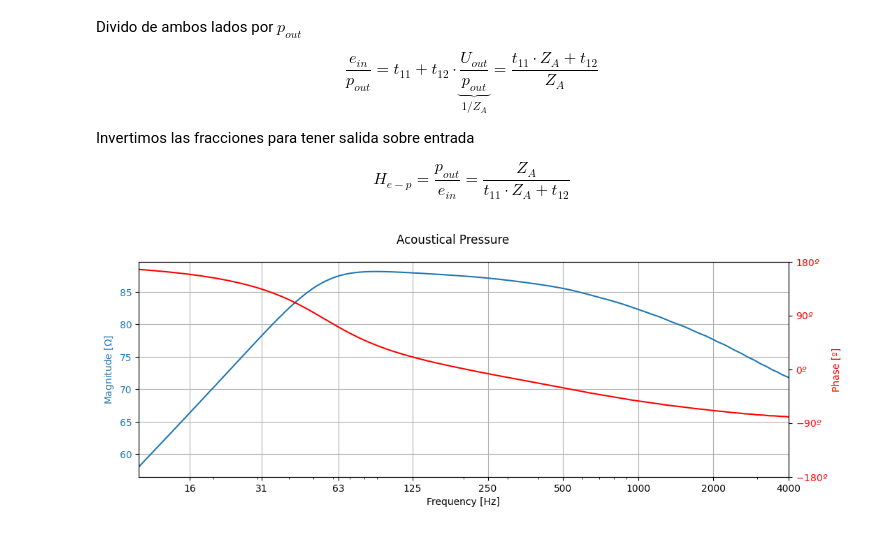
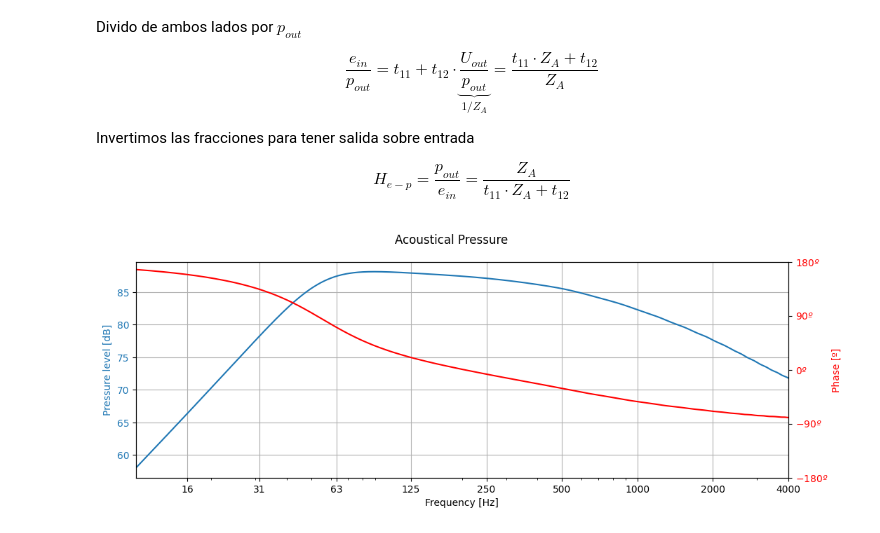
Before and after one commit to nahue-passano/loudspeaker-tmatrix, a Jupyter notebook: notebooks/introduction_to_transmission_matrices.ipynb, the cells around one changed output. Drawn from its saved outputs; the diff is of its cells as text; code cells hidden in the pictures.

```diff
--- a/notebooks/introduction_to_transmission_matrices.ipynb
+++ b/notebooks/introduction_to_transmission_matrices.ipynb
@@ -1193,25 +1190,25 @@ acoustical_pressure = electrical_input_voltage * voltage_pressure_transfer_funct
 # %%
 from matplotlib import pyplot as plt
 
 fig, ax1 = plt.subplots(figsize=(12,4))
 fig.suptitle("Acoustical Pressure")
 
 ax1.semilogx(freq_array, dB(np.abs(acoustical_pressure / reference_pressure)), label="Magnitude", color="C0")
 ax1.set_xlabel("Frequency [Hz]")
-ax1.set_ylabel(r"Magnitude [$\Omega$]", color="C0")
+ax1.set_ylabel(r"Pressure level [dB]", color="C0")
 ax1.tick_params(axis="y", labelcolor="C0")
 
 ax2 = ax1.twinx()
 ax2.semilogx(freq_array, np.angle(acoustical_pressure / reference_pressure, deg=True), color="r", label="Phase")
 ax2.set_ylabel("Phase [º]", color="r")
 ax2.tick_params(axis="y", labelcolor="r")
 y_label1 = [r"$-180º$",r"$-90º$",r"$0º$",r"$90º$",r"$180º$"]
 ax2.set_yticks(np.array([-180,-90,0,90,180]),y_label1)
 
 x_ticks = np.sort(np.array([16, 31, 63, 125, 250, 500, 1000, 2000, 4000]))
 ax2.set_xticks(ticks = x_ticks,labels = x_ticks.tolist(), rotation=45)
 plt.xlim(10,4000)
 ax1.grid(axis="both")
 plt.show()
 # %% [output]
-[figure, old version]
+[figure, new version]
```
Also changed, not shown: parts of 3 cells of this notebook, 1 other file.
